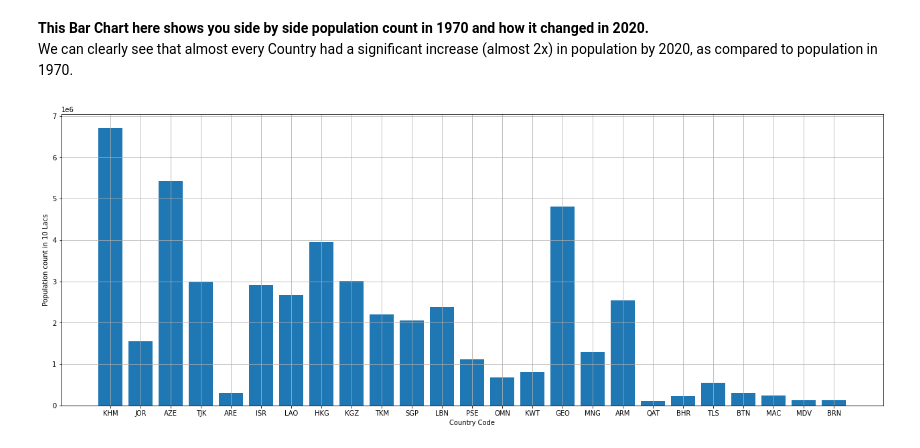
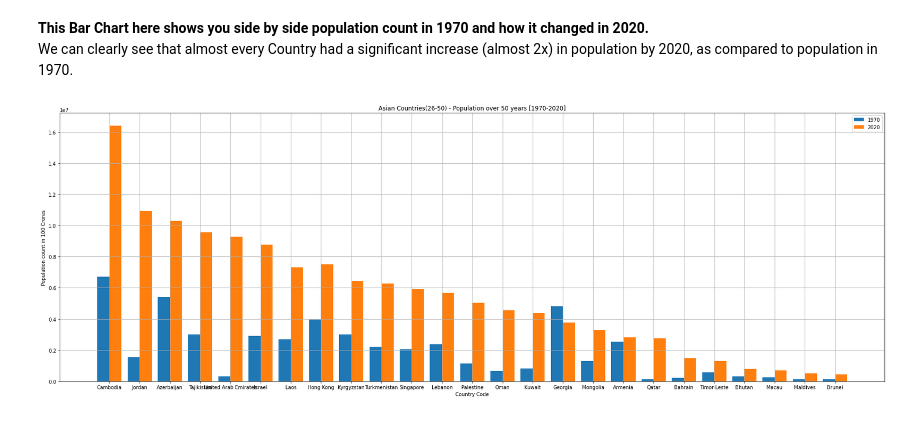
Before and after one commit to sankhadeepriju/Towards-Python-Data-Analysis, a Jupyter notebook: Data-Analysis World Population(1970-2022)[A Beginner's Approach]/world-population-data-analysis-beginner.ipynb, the cells around one changed output. Drawn from its saved outputs; the diff is of its cells as text; code cells hidden in the pictures.

```diff
--- a/Data-Analysis World Population(1970-2022)[A Beginner's Approach]/world-population-data-analysis-beginner.ipynb
+++ b/Data-Analysis World Population(1970-2022)[A Beginner's Approach]/world-population-data-analysis-beginner.ipynb
@@ -451,10 +461,23 @@ plt.show();
 # %% [markdown]
 **This Bar Chart here shows you side by side population count in 1970 and how it changed in 2020.** <br /> We can clearly see that almost every Country had a significant increase (almost 2x) in population by 2020, as compared to population in 1970.
-# %%
-plt.figure(figsize = (22,8))
-plt.grid(True)
-plt.xlabel('Country Code')
-plt.ylabel('Population count in 10 Lacs')
-plt.bar(asia_l25['CCA3'], asia_l25['1970 Population']);
-# %% [output]
-[figure, removed]
+# %%
+plt.figure(figsize = (30,10))
+plt.grid(True)
+X = list(asia_l25.Country)
+
+Y_1970 = asia_l25['1970 Population']
+Y_2020 = asia_l25['2020 Population']
+
+X_axis = np.arange(len(X))
+
+plt.bar(X_axis - 0.2, Y_1970, 0.4, label = '1970')
+plt.bar(X_axis + 0.2, Y_2020, 0.4, label = '2020')
+
+plt.xticks(X_axis, X)
+plt.xlabel('Country Code')
+plt.ylabel('Population count in 100 Crores')
+plt.title("Asian Countries(26-50) - Population over 50 years [1970-2020]")
+plt.legend()
+plt.show();
+# %% [output]
+[figure, added]
```
Also changed, not shown: parts of 21 cells of this notebook.
